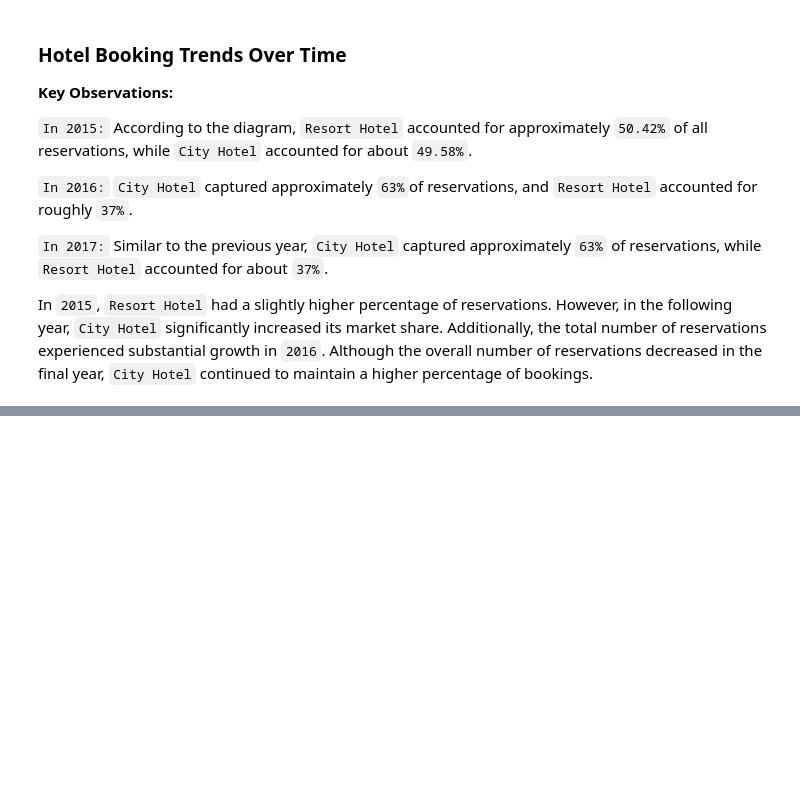
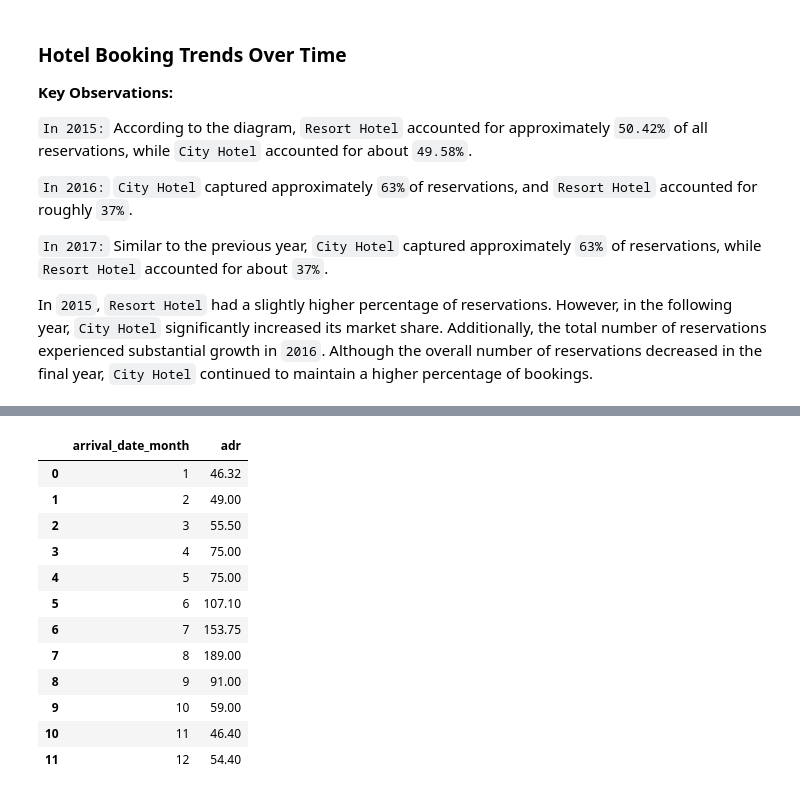
Before and after one commit to AliMSHGH/Hotel-_Bookings_Analysis, a Jupyter notebook: Hotel-_Bookings_Analysis.ipynb, the cells around one changed output, grey strips where cells are left out. Cells and saved outputs as stored; diff of their text form; code cells hidden in the pictures; blank space fills up the shorter version.

```diff
--- a/Hotel-_Bookings_Analysis.ipynb
+++ b/Hotel-_Bookings_Analysis.ipynb
@@ -917,0 +938,18 @@ Although the overall number of reservations decreased in the final year, ``City
+# %%
+Resort_Hotel_hotel_05= df[df["hotel"] == 'Resort Hotel']
+Resort_Hotel_adr_month=Resort_Hotel_hotel_05.groupby('arrival_date_month',as_index=False,observed=False)['adr'].median()
+Resort_Hotel_adr_month.sort_values('arrival_date_month')
+# %% [output]
+|  | arrival_date_month | adr |
+| 0 | 1 | 46.32 |
+| 1 | 2 | 49.00 |
+| 2 | 3 | 55.50 |
+| 3 | 4 | 75.00 |
+| 4 | 5 | 75.00 |
+| 5 | 6 | 107.10 |
+| 6 | 7 | 153.75 |
+| 7 | 8 | 189.00 |
+| 8 | 9 | 91.00 |
+| 9 | 10 | 59.00 |
+| 10 | 11 | 46.40 |
+| 11 | 12 | 54.40 |
```
Also changed, not shown: parts of 7 cells of this notebook.
